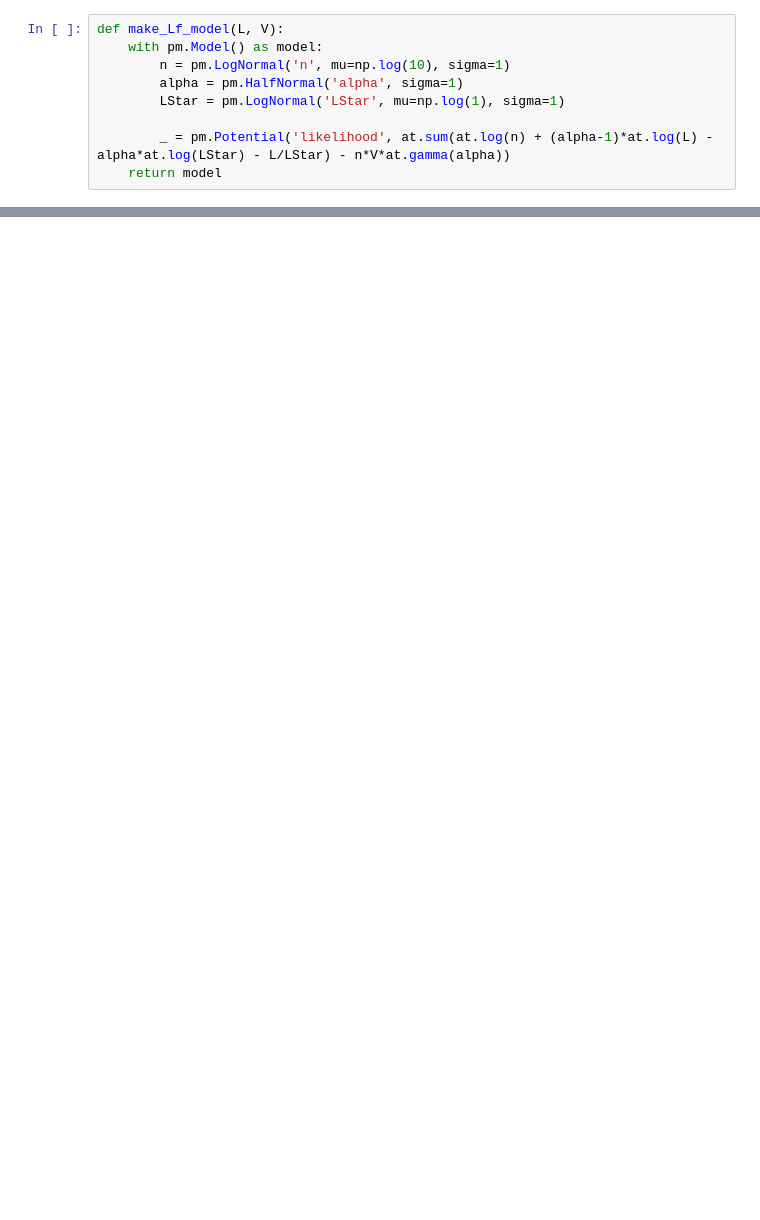
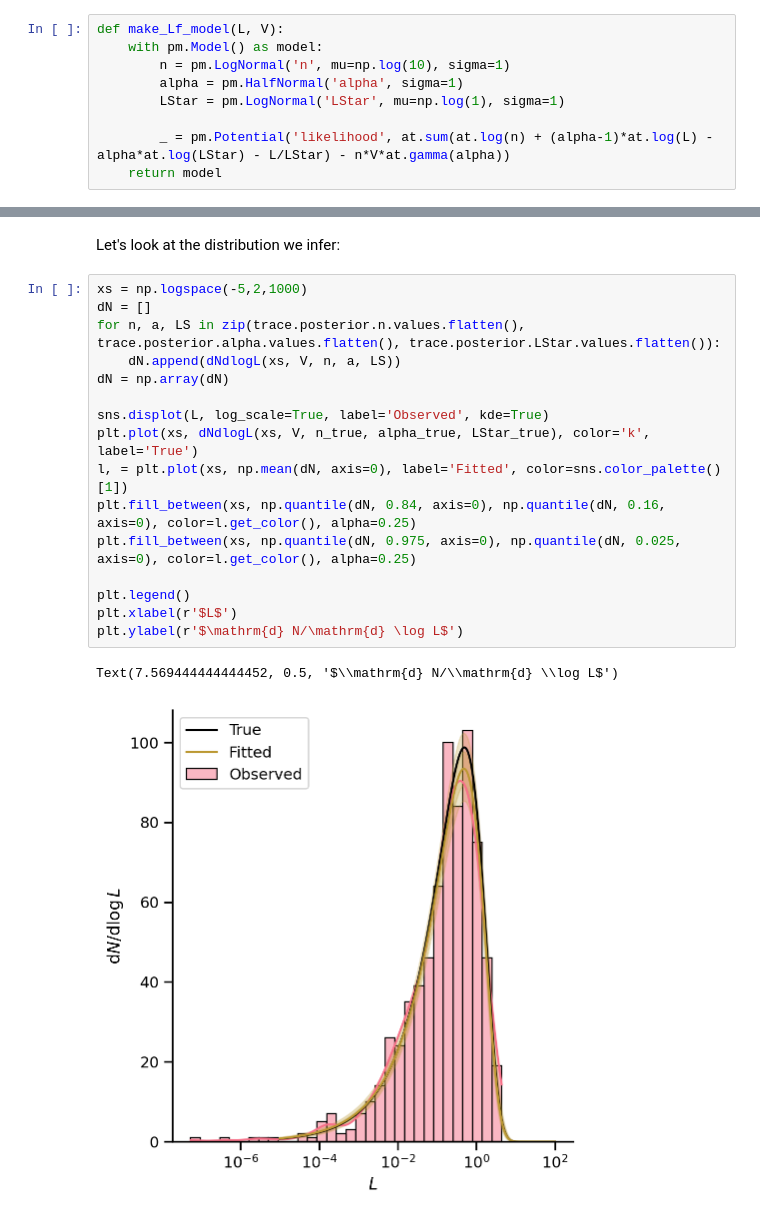
Before and after one commit to farr/CCASelectionTutorial, a Jupyter notebook: Tutorial.ipynb, the cells around one changed output, grey strips where cells are left out. Saved outputs shown, nothing was run; the diff lists cells and outputs as text; blank space fills up the shorter version.

```diff
--- a/Tutorial.ipynb
+++ b/Tutorial.ipynb
@@ -79,0 +86,21 @@ with Lf_model:
+# %% [markdown]
+Let's look at the distribution we infer:
+# %%
+xs = np.logspace(-5,2,1000)
+dN = []
+for n, a, LS in zip(trace.posterior.n.values.flatten(), trace.posterior.alpha.values.flatten(), trace.posterior.LStar.values.flatten()):
+    dN.append(dNdlogL(xs, V, n, a, LS))
+dN = np.array(dN)
+
+sns.displot(L, log_scale=True, label='Observed', kde=True)
+plt.plot(xs, dNdlogL(xs, V, n_true, alpha_true, LStar_true), color='k', label='True')
+l, = plt.plot(xs, np.mean(dN, axis=0), label='Fitted', color=sns.color_palette()[1])
+plt.fill_between(xs, np.quantile(dN, 0.84, axis=0), np.quantile(dN, 0.16, axis=0), color=l.get_color(), alpha=0.25)
+plt.fill_between(xs, np.quantile(dN, 0.975, axis=0), np.quantile(dN, 0.025, axis=0), color=l.get_color(), alpha=0.25)
+
+plt.legend()
+plt.xlabel(r'$L$')
+plt.ylabel(r'$\mathrm{d} N/\mathrm{d} \log L$')
+# %% [output]
+Text(7.569444444444452, 0.5, '$\\mathrm{d} N/\\mathrm{d} \\log L$')
+[figure, added]
```
Also changed, not shown: parts of 31 cells of this notebook.
